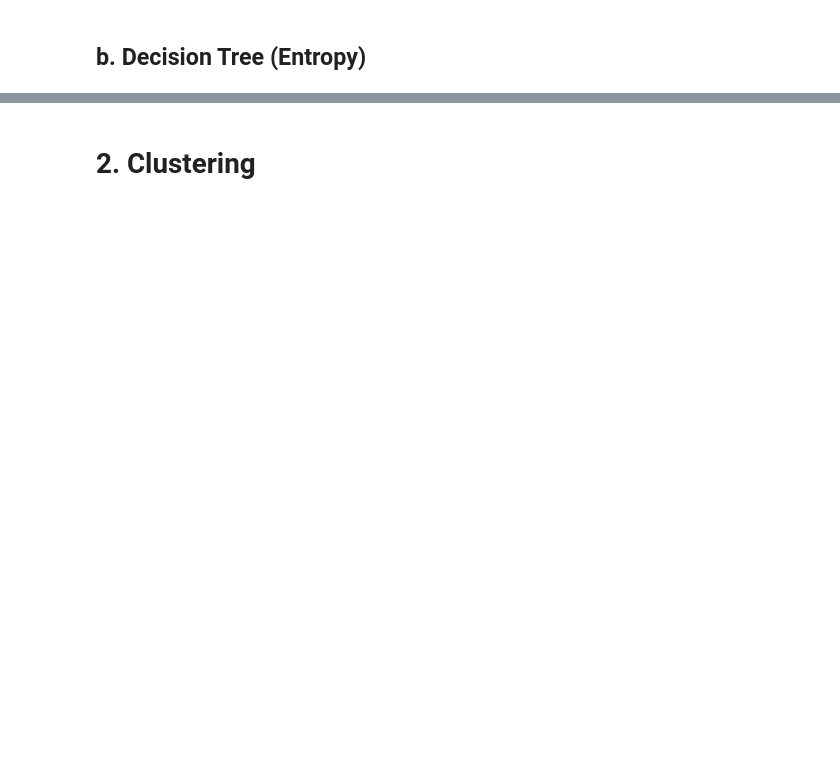
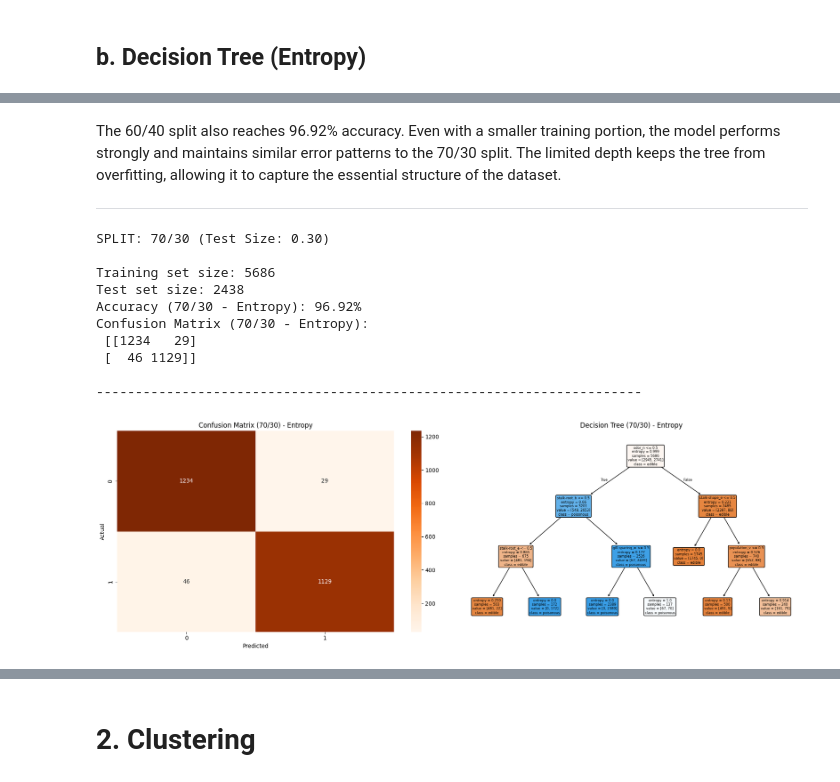
Before and after one commit to HaifaAziz1/IT326-Mushroom-Project, a Jupyter notebook: Phase3.ipynb, the cells around one changed output, grey strips where cells are left out. Cells and saved outputs as stored; diff of their text form; code cells hidden in the pictures; blank space fills up the shorter version.

```diff
--- a/Phase3.ipynb
+++ b/Phase3.ipynb
@@ -216,0 +279,64 @@ Split Ratio Train Size Test Size   Test Acc
+# %% [markdown]
+The 60/40 split also reaches 96.92% accuracy. Even with a smaller training portion, the model performs strongly and maintains similar error patterns to the 70/30 split. The limited depth keeps the tree from overfitting, allowing it to capture the essential structure of the dataset.
+
+---
+# %%
+# === 70/30 SPLIT ===
+
+Xtr_70_entropy, Xte_30_entropy, ytr_70_entropy, yte_30_entropy = train_test_split(
+    X_entropy, y_entropy, test_size=0.30, random_state=42, stratify=y_entropy
+)
+
+entropy_model_70 = DecisionTreeClassifier(
+    criterion="entropy",
+    random_state=42,
+    max_depth=3
+)
+entropy_model_70.fit(Xtr_70_entropy, ytr_70_entropy)
+
+y_pred_70_entropy = entropy_model_70.predict(Xte_30_entropy)
+
+acc_70_entropy = accuracy_score(yte_30_entropy, y_pred_70_entropy)
+cm_70_entropy = confusion_matrix(yte_30_entropy, y_pred_70_entropy)
+
+print(f"SPLIT: 70/30 (Test Size: 0.30)\n")
+
+print(f"Training set size: {len(Xtr_70_entropy)}")
+print(f"Test set size: {len(Xte_30_entropy)}")
+print(f"Accuracy (70/30 - Entropy): {acc_70_entropy * 100:.2f}%")
+print("Confusion Matrix (70/30 - Entropy):\n", cm_70_entropy)
+
+print("\n" + "-"*70 + "\n")
+
+fig, axes = plt.subplots(1, 2, figsize=(18, 6))
+
+sns.heatmap(cm_70_entropy, annot=True, cmap="Oranges", fmt='g', ax=axes[0])
+axes[0].set_title("Confusion Matrix (70/30) - Entropy")
+axes[0].set_xlabel("Predicted")
+axes[0].set_ylabel("Actual")
+
+tree.plot_tree(
+    entropy_model_70,
+    filled=True,
+    feature_names=X_entropy.columns,
+    class_names=['edible', 'poisonous'],
+    rounded=True,
+    fontsize=6,
+    ax=axes[1]
+)
+axes[1].set_title("Decision Tree (70/30) - Entropy")
+
+plt.tight_layout()
+plt.show()
+# %% [output]
+SPLIT: 70/30 (Test Size: 0.30)
+
+Training set size: 5686
+Test set size: 2438
+Accuracy (70/30 - Entropy): 96.92%
+Confusion Matrix (70/30 - Entropy):
+ [[1234   29]
+ [  46 1129]]
+
+----------------------------------------------------------------------
+[figure, added]
```
Also changed, not shown: parts of 11 cells of this notebook.
